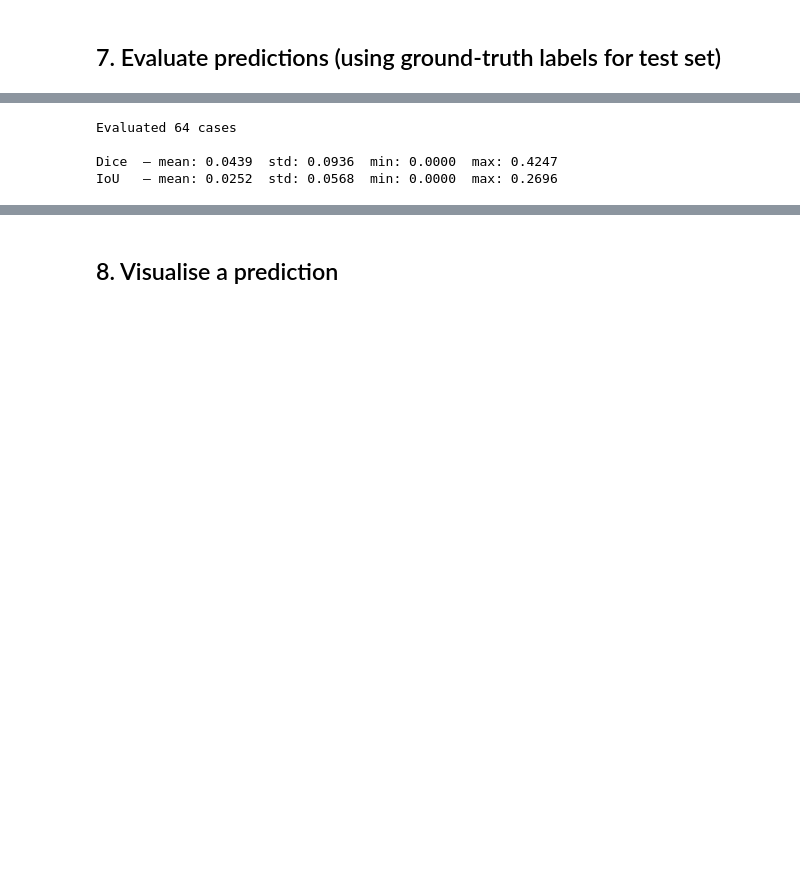
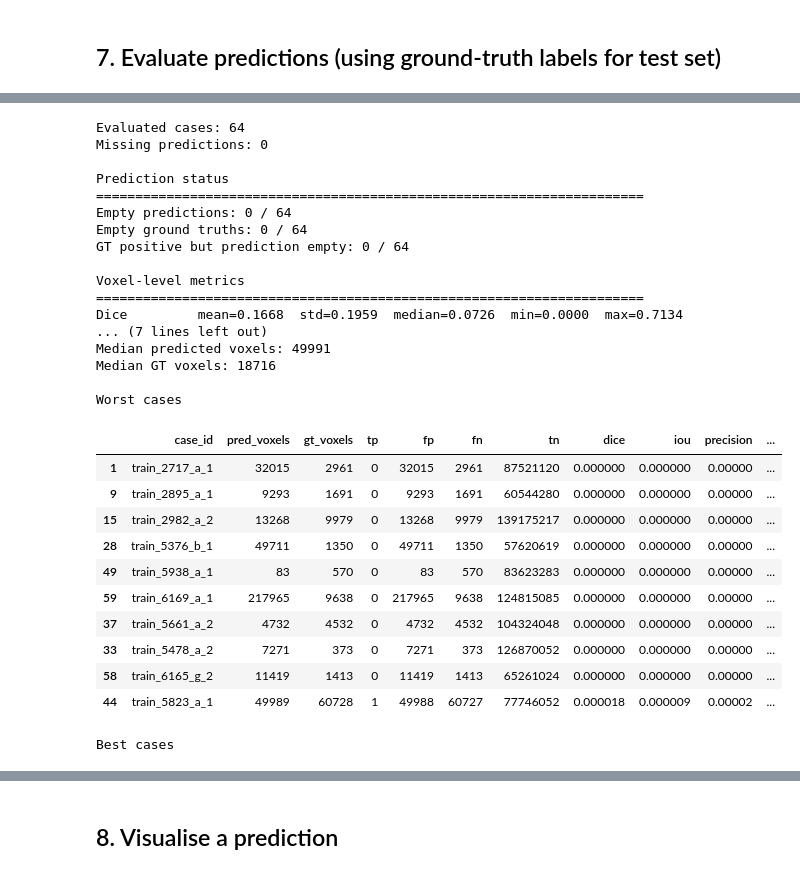
Before and after one commit to ckekula/fyp-3d-ct, a Jupyter notebook: models/nnu-net/nnunet_rexgrounding_ggo.ipynb, the cells around one changed output, grey strips where cells are left out. Saved outputs shown, nothing was run; the diff lists cells and outputs as text; code cells hidden in the pictures; blank space fills up the shorter version.

Commit message:
update nnu-net training for ggo

```diff
--- a/models/nnu-net/nnunet_rexgrounding_ggo.ipynb
+++ b/models/nnu-net/nnunet_rexgrounding_ggo.ipynb
@@ -680,7 +722,7 @@ import nibabel as nib
 import numpy as np
 import pandas as pd
 
-INFER_OUTPUT_FOLDER =
+INFER_OUTPUT_FOLDER = "/home/chest_ct/code/models/nnu-net/storage/nnUNet_results/Dataset100_GGO/predictions"
 
 def compute_binary_metrics(pred, gt):
     pred = pred > 0
@@ -842,33 +884,58 @@ if not results_df.empty:
         )
 
     print("\nPrediction and GT volume statistics")
     print("=" * 70)
 
     print(
         "Median predicted voxels:",
         int(results_df["pred_voxels"].median()),
     )
 
     print(
         "Median GT voxels:",
         int(results_df["gt_voxels"].median()),
     )
 
     print("\nWorst cases")
     display(
         results_df
         .sort_values("dice", ascending=True)
         .head(10)
     )
 
     print("\nBest cases")
     display(
         results_df
         .sort_values("dice", ascending=False)
         .head(10)
     )
 # %% [output]
-Evaluated 64 cases
+Evaluated cases: 64
+Missing predictions: 0
 
-Dice  — mean: 0.0439  std: 0.0936  min: 0.0000  max: 0.4247
-IoU   — mean: 0.0252  std: 0.0568  min: 0.0000  max: 0.2696
+Prediction status
+======================================================================
+Empty predictions: 0 / 64
+Empty ground truths: 0 / 64
+GT positive but prediction empty: 0 / 64
+
+Voxel-level metrics
+======================================================================
+Dice         mean=0.1668  std=0.1959  median=0.0726  min=0.0000  max=0.7134
+... (7 lines left out)
+Median predicted voxels: 49991
+Median GT voxels: 18716
+
+Worst cases
+|  | case_id | pred_voxels | gt_voxels | tp | fp | fn | tn | dice | iou | precision | ... |
+| 1 | train_2717_a_1 | 32015 | 2961 | 0 | 32015 | 2961 | 87521120 | 0.000000 | 0.000000 | 0.00000 | ... |
+| 9 | train_2895_a_1 | 9293 | 1691 | 0 | 9293 | 1691 | 60544280 | 0.000000 | 0.000000 | 0.00000 | ... |
+| 15 | train_2982_a_2 | 13268 | 9979 | 0 | 13268 | 9979 | 139175217 | 0.000000 | 0.000000 | 0.00000 | ... |
+| 28 | train_5376_b_1 | 49711 | 1350 | 0 | 49711 | 1350 | 57620619 | 0.000000 | 0.000000 | 0.00000 | ... |
+| 49 | train_5938_a_1 | 83 | 570 | 0 | 83 | 570 | 83623283 | 0.000000 | 0.000000 | 0.00000 | ... |
+| 59 | train_6169_a_1 | 217965 | 9638 | 0 | 217965 | 9638 | 124815085 | 0.000000 | 0.000000 | 0.00000 | ... |
+| 37 | train_5661_a_2 | 4732 | 4532 | 0 | 4732 | 4532 | 104324048 | 0.000000 | 0.000000 | 0.00000 | ... |
+| 33 | train_5478_a_2 | 7271 | 373 | 0 | 7271 | 373 | 126870052 | 0.000000 | 0.000000 | 0.00000 | ... |
+| 58 | train_6165_g_2 | 11419 | 1413 | 0 | 11419 | 1413 | 65261024 | 0.000000 | 0.000000 | 0.00000 | ... |
+| 44 | train_5823_a_1 | 49989 | 60728 | 1 | 49988 | 60727 | 77746052 | 0.000018 | 0.000009 | 0.00002 | ... |
+Best cases
```
Also changed, not shown: parts of 13 cells of this notebook, 4 other files.
